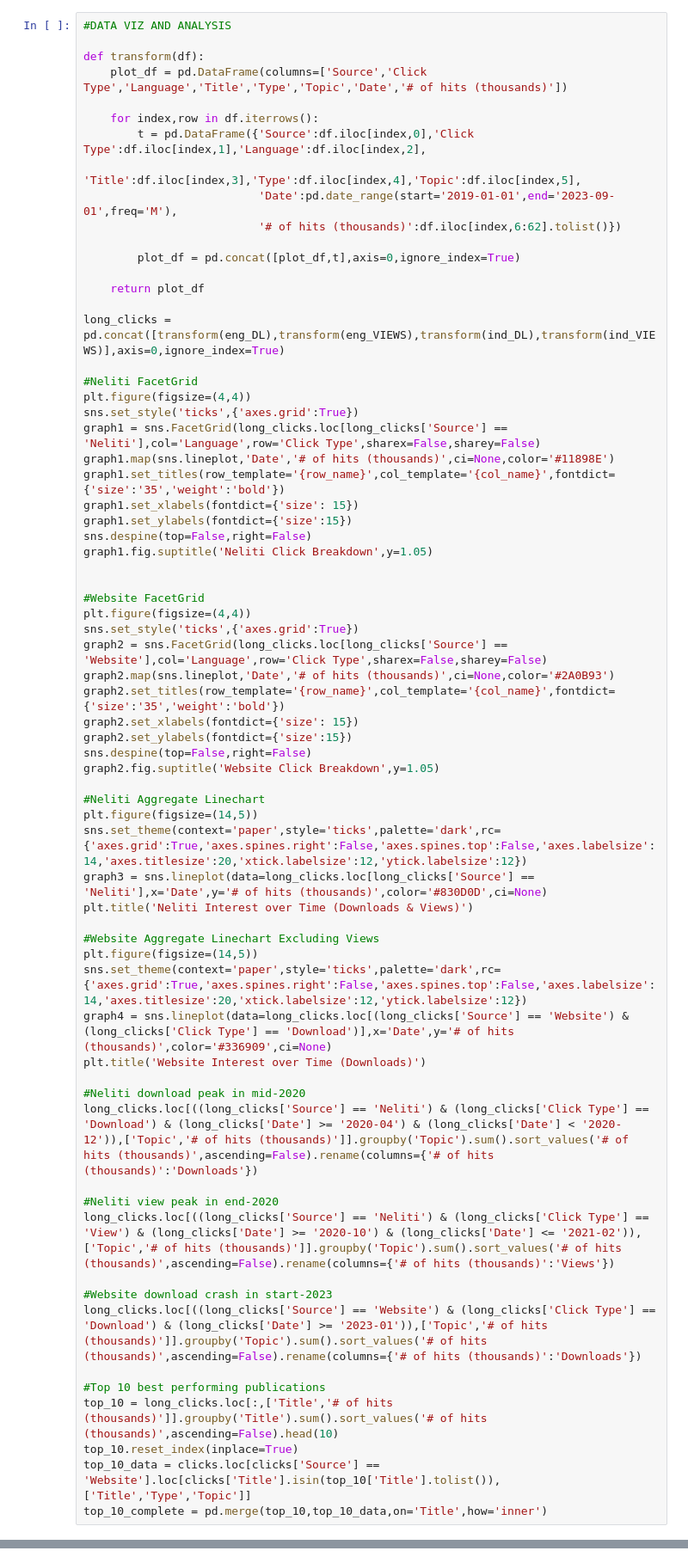
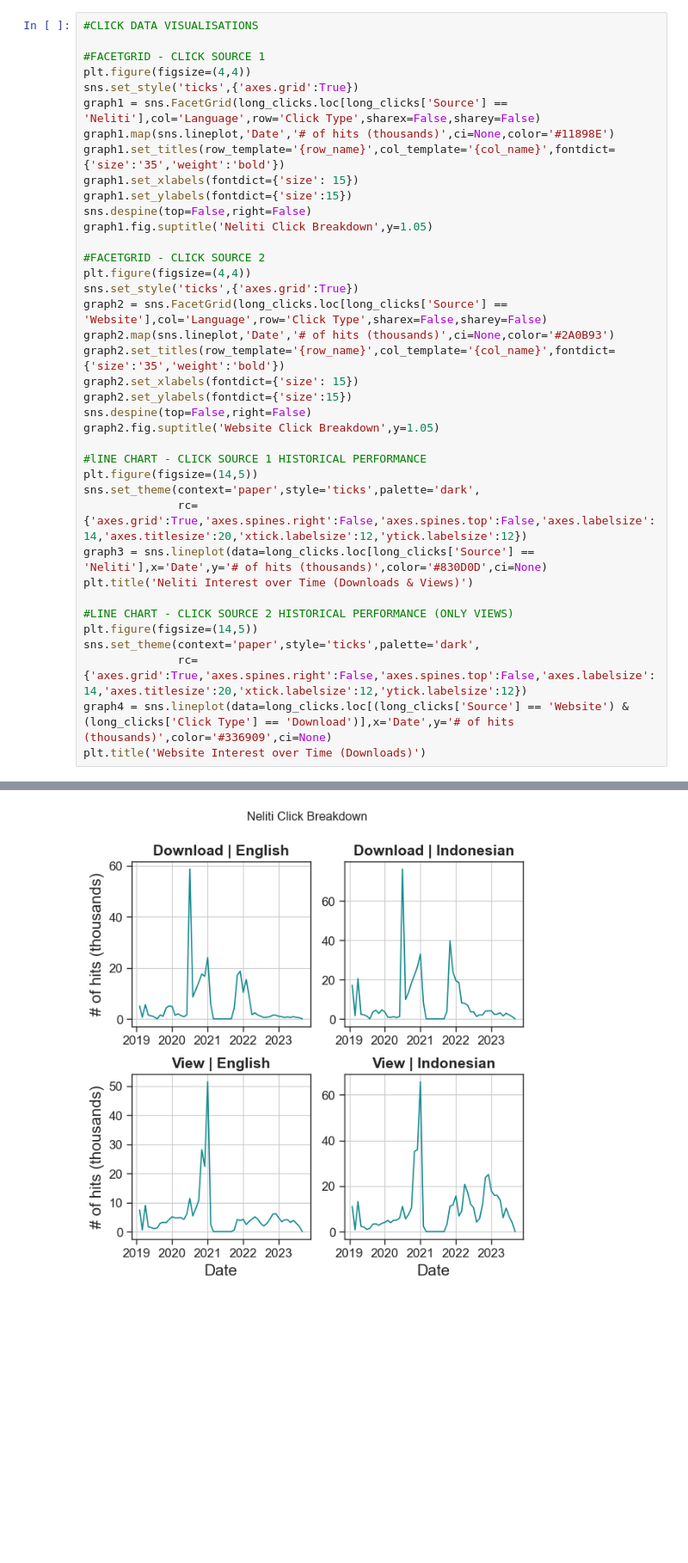
Before and after one commit to Gitbyt3/Click-Rate-Analysis, a Jupyter notebook: Code.ipynb, the cells around one changed output, grey strips where cells are left out. Shown at 86% size. Saved outputs shown, nothing was run; the diff lists cells and outputs as text; blank space fills up the shorter version.

Commit message:
Comments and new analysis

```diff
--- a/Code.ipynb
+++ b/Code.ipynb
@@ -343,22 +375,7 @@ ind_VIEWS = df_subset(df=clicks,lang='IND',datatype='VIEW')
 # %%
-#DATA VIZ AND ANALYSIS
+#CLICK DATA VISUALISATIONS
 
-def transform(df):
-    plot_df = pd.DataFrame(columns=['Source','Click Type','Language','Title','Type','Topic','Date','# of hits (thousands)'])
-
-    for index,row in df.iterrows():
-        t = pd.DataFrame({'Source':df.iloc[index,0],'Click Type':df.iloc[index,1],'Language':df.iloc[index,2],
-                          'Title':df.iloc[index,3],'Type':df.iloc[index,4],'Topic':df.iloc[index,5],
-                          'Date':pd.date_range(start='2019-01-01',end='2023-09-01',freq='M'),
-                          '# of hits (thousands)':df.iloc[index,6:62].tolist()})
-
-        plot_df = pd.concat([plot_df,t],axis=0,ignore_index=True)
-
-    return plot_df
-
-long_clicks = pd.concat([transform(eng_DL),transform(eng_VIEWS),transform(ind_DL),transform(ind_VIEWS)],axis=0,ignore_index=True)
-
-#Neliti FacetGrid
+#FACETGRID - CLICK SOURCE 1
 plt.figure(figsize=(4,4))
 sns.set_style('ticks',{'axes.grid':True})
 graph1 = sns.FacetGrid(long_clicks.loc[long_clicks['Source'] == 'Neliti'],col='Language',row='Click Type',sharex=False,sharey=False)
@@ -369,8 +386,7 @@ graph1.set_ylabels(fontdict={'size':15})
 sns.despine(top=False,right=False)
 graph1.fig.suptitle('Neliti Click Breakdown',y=1.05)
 
-
-#Website FacetGrid
+#FACETGRID - CLICK SOURCE 2
 plt.figure(figsize=(4,4))
 sns.set_style('ticks',{'axes.grid':True})
 graph2 = sns.FacetGrid(long_clicks.loc[long_clicks['Source'] == 'Website'],col='Language',row='Click Type',sharex=False,sharey=False)
@@ -381,29 +397,17 @@ graph2.set_ylabels(fontdict={'size':15})
 sns.despine(top=False,right=False)
 graph2.fig.suptitle('Website Click Breakdown',y=1.05)
 
-#Neliti Aggregate Linechart
+#lINE CHART - CLICK SOURCE 1 HISTORICAL PERFORMANCE
 plt.figure(figsize=(14,5))
-sns.set_theme(context='paper',style='ticks',palette='dark',rc={'axes.grid':True,'axes.spines.right':False,'axes.spines.top':False,'axes.labelsize':14,'axes.titlesize':20,'xtick.labelsize':12,'ytick.labelsize':12})
+sns.set_theme(context='paper',style='ticks',palette='dark',
+              rc={'axes.grid':True,'axes.spines.right':False,'axes.spines.top':False,'axes.labelsize':14,'axes.titlesize':20,'xtick.labelsize':12,'ytick.labelsize':12})
 graph3 = sns.lineplot(data=long_clicks.loc[long_clicks['Source'] == 'Neliti'],x='Date',y='# of hits (thousands)',color='#830D0D',ci=None)
 plt.title('Neliti Interest over Time (Downloads & Views)')
 
-#Website Aggregate Linechart Excluding Views
+#LINE CHART - CLICK SOURCE 2 HISTORICAL PERFORMANCE (ONLY VIEWS)
 plt.figure(figsize=(14,5))
-sns.set_theme(context='paper',style='ticks',palette='dark',rc={'axes.grid':True,'axes.spines.right':False,'axes.spines.top':False,'axes.labelsize':14,'axes.titlesize':20,'xtick.labelsize':12,'ytick.labelsize':12})
+sns.set_theme(context='paper',style='ticks',palette='dark',
+              rc={'axes.grid':True,'axes.spines.right':False,'axes.spines.top':False,'axes.labelsize':14,'axes.titlesize':20,'xtick.labelsize':12,'ytick.labelsize':12})
 graph4 = sns.lineplot(data=long_clicks.loc[(long_clicks['Source'] == 'Website') & (long_clicks['Click Type'] == 'Download')],x='Date',y='# of hits (thousands)',color='#336909',ci=None)
 plt.title('Website Interest over Time (Downloads)')
-
-#Neliti download peak in mid-2020
-long_clicks.loc[((long_clicks['Source'] == 'Neliti') & (long_clicks['Click Type'] == 'Download') & (long_clicks['Date'] >= '2020-04') & (long_clicks['Date'] < '2020-12')),['Topic','# of hits (thousands)']].groupby('Topic').sum().sort_values('# of hits (thousands)',ascending=False).rename(columns={'# of hits (thousands)':'Downloads'})
-
-#Neliti view peak in end-2020
-long_clicks.loc[((long_clicks['Source'] == 'Neliti') & (long_clicks['Click Type'] == 'View') & (long_clicks['Date'] >= '2020-10') & (long_clicks['Date'] <= '2021-02')),['Topic','# of hits (thousands)']].groupby('Topic').sum().sort_values('# of hits (thousands)',ascending=False).rename(columns={'# of hits (thousands)':'Views'})
-
-#Website download crash in start-2023
-long_clicks.loc[((long_clicks['Source'] == 'Website') & (long_clicks['Click Type'] == 'Download') & (long_clicks['Date'] >= '2023-01')),['Topic','# of hits (thousands)']].groupby('Topic').sum().sort_values('# of hits (thousands)',ascending=False).rename(columns={'# of hits (thousands)':'Downloads'})
-
-#Top 10 best performing publications
-top_10 = long_clicks.loc[:,['Title','# of hits (thousands)']].groupby('Title').sum().sort_values('# of hits (thousands)',ascending=False).head(10)
-top_10.reset_index(inplace=True)
-top_10_data = clicks.loc[clicks['Source'] == 'Website'].loc[clicks['Title'].isin(top_10['Title'].tolist()),['Title','Type','Topic']]
-top_10_complete = pd.merge(top_10,top_10_data,on='Title',how='inner')
+# %% [output]
@@ -409,0 +416 @@ top_10_complete = pd.merge(top_10,top_10_data,on='Title',how='inner')
+[figure, added]
```
Also changed, not shown: parts of 7 cells of this notebook.
